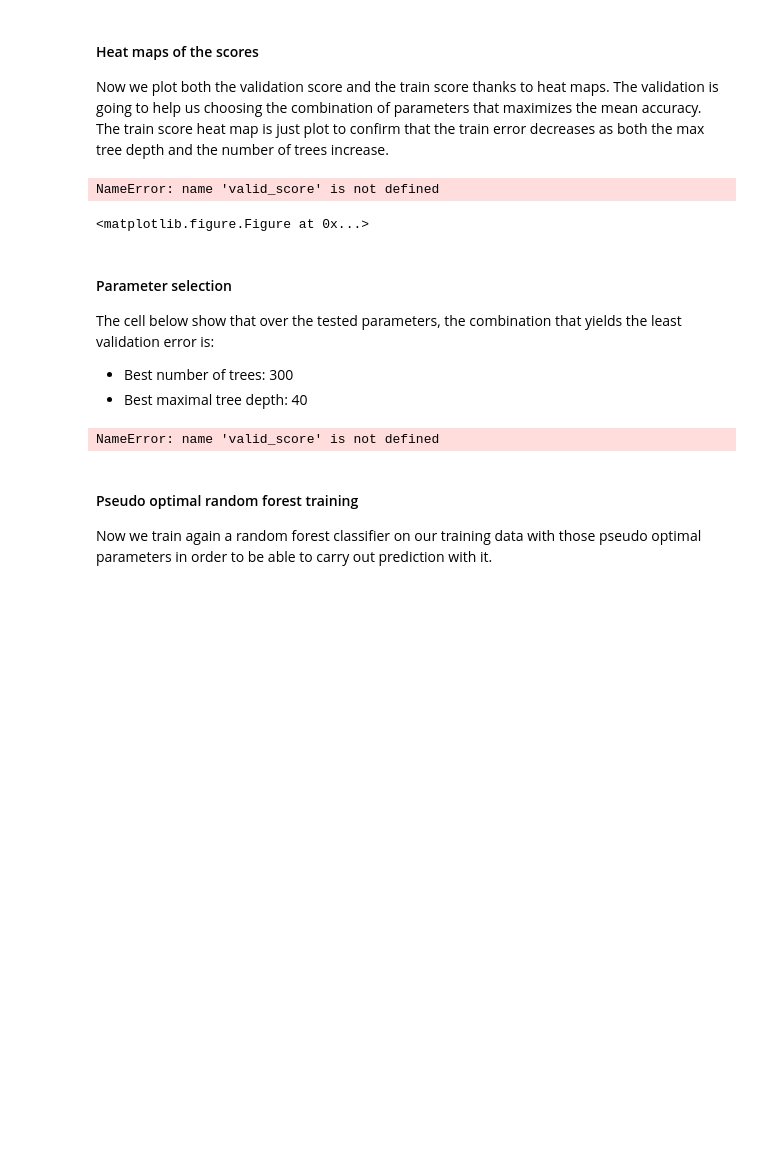
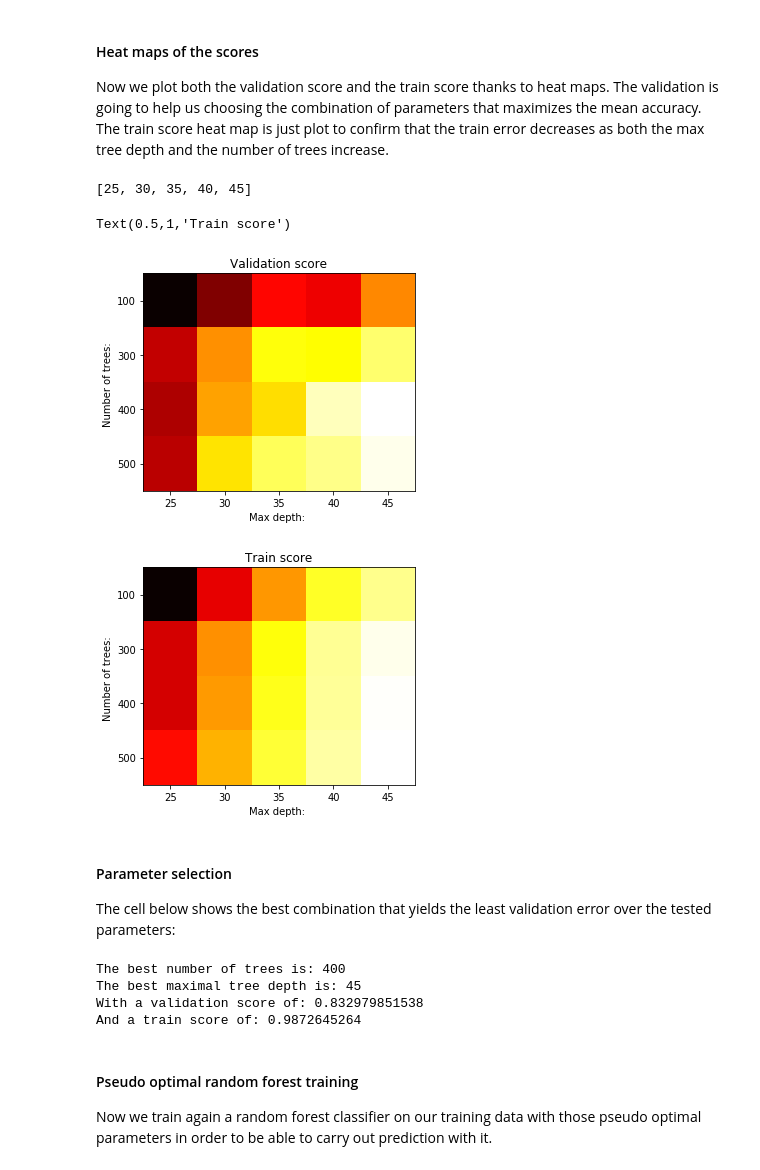
Before and after one commit to adrienruault/ada_molmaru, a Jupyter notebook: Homework04/part2_bis.ipynb, the cells around one changed output. Drawn from its saved outputs; the diff is of its cells as text; code cells hidden in the pictures; blank space fills up the shorter version.

```diff
--- a/Homework04/part2_bis.ipynb
+++ b/Homework04/part2_bis.ipynb
@@ -122,42 +141,61 @@ array([[ 0.92212789,  0.94229239,  0.96146193,  0.97187583,  0.97850889],
 #### Heat maps of the scores
 
 Now we plot both the validation score and the train score thanks to heat maps. The validation is going to help us choosing the combination of parameters that maximizes the mean accuracy. The train score heat map is just plot to confirm that the train error decreases as both the max tree depth and the number of trees increase.
-# %%
-plt.figure()
-plt.imshow(valid_score, cmap='hot')
-plt.xlabel('depth')
-plt.ylabel('number of estimators')
-plt.title('Validation score')
-#plt.xticks(parameters['max_depth'])
-#plt.yticks(parameters['n_estimators'])
-
-plt.figure()
-plt.imshow(train_score, cmap='hot')
-plt.xlabel('depth')
-plt.ylabel('number of estimators')
-plt.xlabel(parameters['n_estimators'])
-plt.title('Train score')
-# %% [output]
-NameError: name 'valid_score' is not defined
-<matplotlib.figure.Figure at 0x...>
+# %%
+parameters['max_depth']
+# %% [output]
+[25, 30, 35, 40, 45]
+# %%
+import matplotlib.ticker as ticker
+
+fig, ax = plt.subplots()
+# We need to draw the canvas, otherwise the labels won't be positioned and
+# won't have values yet.
+fig.canvas.draw()
+plt.imshow(valid_score, cmap='hot')
+ax.set_yticklabels([''] + parameters['n_estimators'])
+ax.set_xticklabels([''] + parameters['max_depth'])
+plt.xlabel('Max depth: ')
+plt.ylabel('Number of trees: ')
+ax.yaxis.set_major_locator(ticker.MultipleLocator(1))
+plt.title('Validation score')
+
+fig, ax = plt.subplots()
+# We need to draw the canvas, otherwise the labels won't be positioned and
+# won't have values yet.
+fig.canvas.draw()
+plt.imshow(train_score, cmap='hot')
+ax.set_yticklabels([''] + parameters['n_estimators'])
+ax.set_xticklabels([''] + parameters['max_depth'])
+plt.xlabel('Max depth: ')
+plt.ylabel('Number of trees: ')
+ax.yaxis.set_major_locator(ticker.MultipleLocator(1))
+plt.title('Train score')
+# %% [output]
+Text(0.5,1,'Train score')
+[figure, added]
+[figure, added]
 # %% [markdown]
 #### Parameter selection
 
-The cell below show that over the tested parameters, the combination that yields the least validation error is:
-- Best number of trees: 300
-- Best maximal tree depth: 40
+The cell below shows the best combination that yields the least validation error over the tested parameters:
 # %%
 ravel_index = np.argmax(valid_score)
 best_n_estimators_index = int(ravel_index / valid_score.shape[1])
-best_max_depth = ravel_index % valid_score.shape[1]
+best_max_depth_index = ravel_index % valid_score.shape[1]
 
 best_n_estimators = parameters['n_estimators'][best_n_estimators_index]
-best_max_depth = parameters['max_depth'][best_max_depth]
+best_max_depth = parameters['max_depth'][best_max_depth_index]
 
 print('The best number of trees is:', best_n_estimators)
 print('The best maximal tree depth is:', best_max_depth)
+print('With a validation score of:', valid_score[best_n_estimators_index, best_max_depth_index])
+print('And a train score of:', train_score[best_n_estimators_index, best_max_depth_index])
 # %% [output]
-NameError: name 'valid_score' is not defined
+The best number of trees is: 400
+The best maximal tree depth is: 45
+With a validation score of: 0.832979851538
+And a train score of: 0.9872645264
 # %% [markdown]
 #### Pseudo optimal random forest training
 
```
Also changed, not shown: parts of 22 cells of this notebook.
